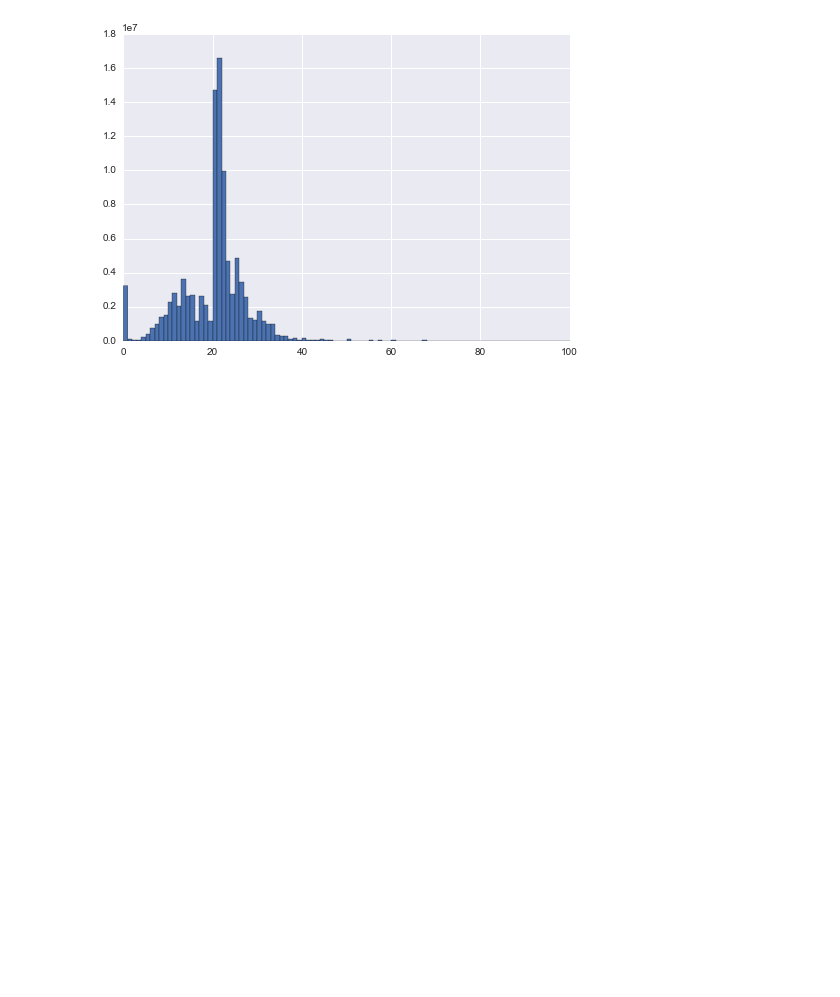
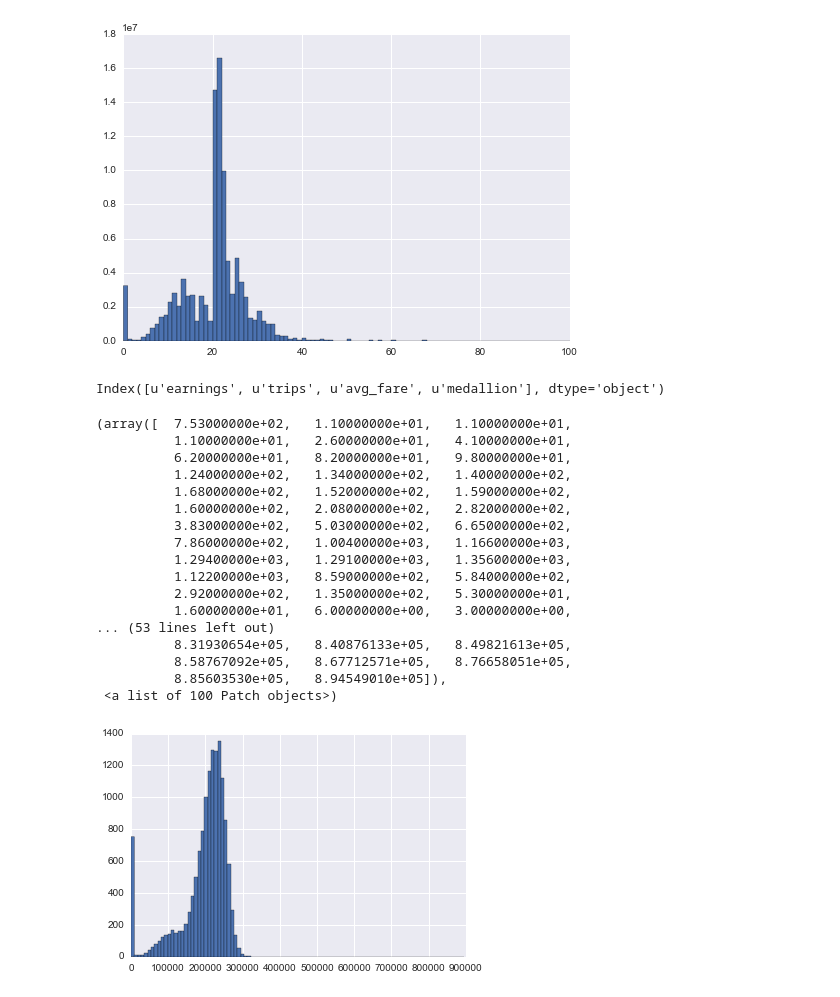
Before and after one commit to hack-c/taxidata, a Jupyter notebook: taxidata.ipynb, the cells around one changed output. Cells and saved outputs as stored; diff of their text form; code cells hidden in the pictures; blank space fills up the shorter version.

```diff
--- a/taxidata.ipynb
+++ b/taxidata.ipynb
@@ -54,3 +54,30 @@ plt.hist(tips, 100, range=(0,100))
           99.,  100.]),
  <a list of 100 Patch objects>)
 [figure]
+# %%
+cabbies = pd.read_csv('/Users/charliehack/Downloads/results-20141108-170304.csv')
+# %%
+cabbies.columns
+# %% [output]
+Index([u'earnings', u'trips', u'avg_fare', u'medallion'], dtype='object')
+# %%
+plt.hist(cabbies.earnings, 100)
+# %% [output]
+(array([  7.53000000e+02,   1.10000000e+01,   1.10000000e+01,
+          1.10000000e+01,   2.60000000e+01,   4.10000000e+01,
+          6.20000000e+01,   8.20000000e+01,   9.80000000e+01,
+          1.24000000e+02,   1.34000000e+02,   1.40000000e+02,
+          1.68000000e+02,   1.52000000e+02,   1.59000000e+02,
+          1.60000000e+02,   2.08000000e+02,   2.82000000e+02,
+          3.83000000e+02,   5.03000000e+02,   6.65000000e+02,
+          7.86000000e+02,   1.00400000e+03,   1.16600000e+03,
+          1.29400000e+03,   1.29100000e+03,   1.35600000e+03,
+          1.12200000e+03,   8.59000000e+02,   5.84000000e+02,
+          2.92000000e+02,   1.35000000e+02,   5.30000000e+01,
+          1.60000000e+01,   6.00000000e+00,   3.00000000e+00,
+... (53 lines left out)
+          8.31930654e+05,   8.40876133e+05,   8.49821613e+05,
+          8.58767092e+05,   8.67712571e+05,   8.76658051e+05,
+          8.85603530e+05,   8.94549010e+05]),
+ <a list of 100 Patch objects>)
+[figure, added]
```
Also changed, not shown: parts of 9 cells of this notebook, 1 other file.
